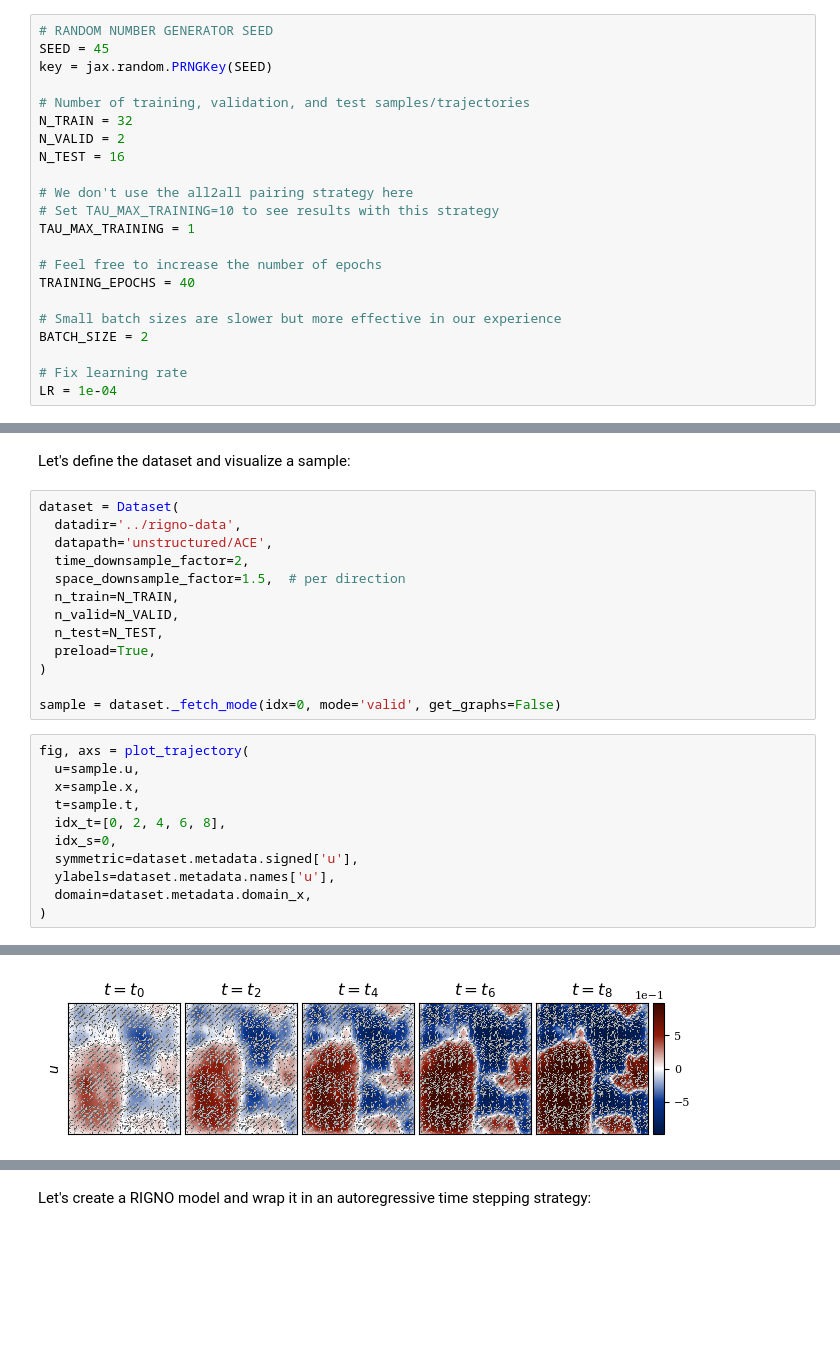
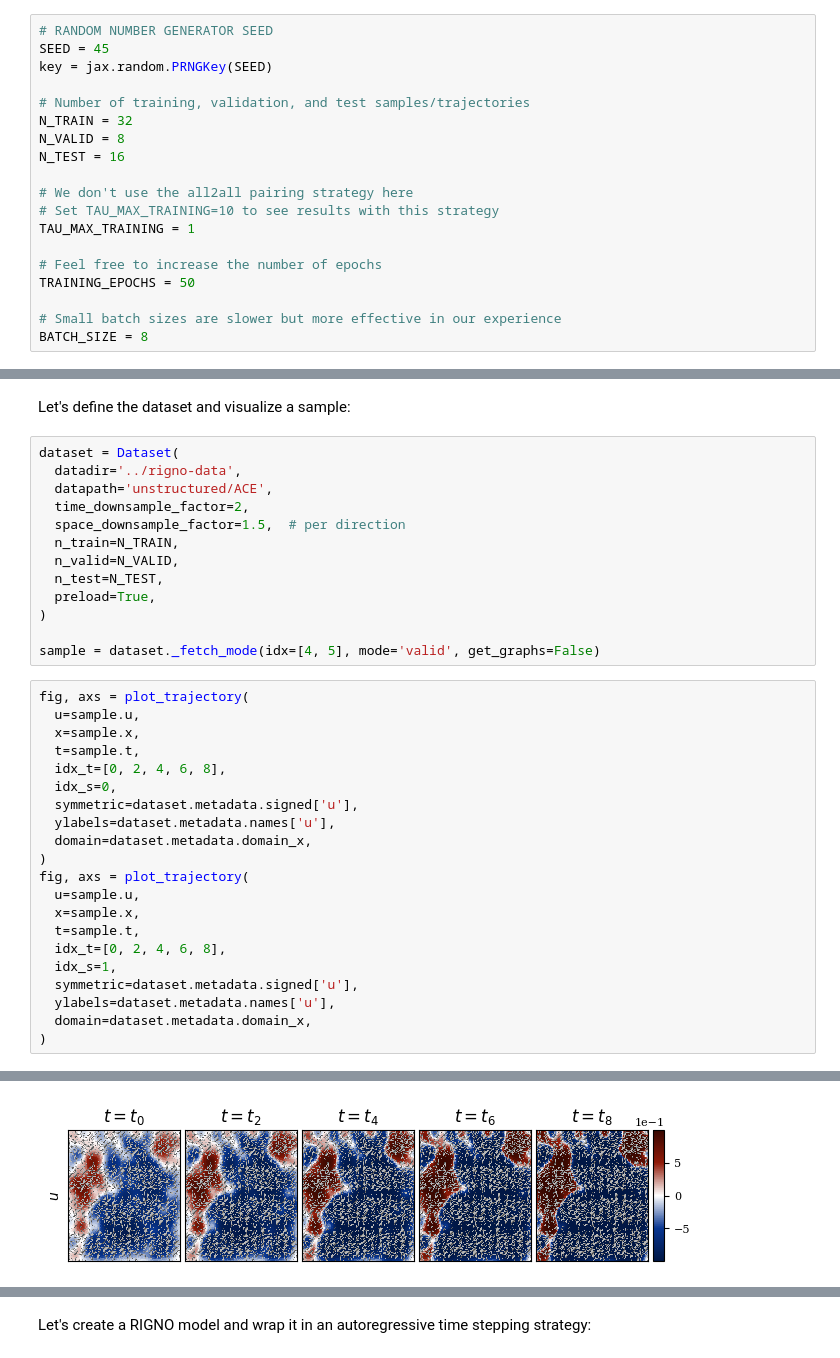
Before and after one commit to camlab-ethz/rigno, a Jupyter notebook: example.ipynb, the cells around one changed output, grey strips where cells are left out. Cells and saved outputs as stored; diff of their text form; blank space fills up the shorter version.

```diff
--- a/example.ipynb
+++ b/example.ipynb
@@ -30,7 +31,7 @@ key = jax.random.PRNGKey(SEED)
 
 # Number of training, validation, and test samples/trajectories
 N_TRAIN = 32
-N_VALID = 2
+N_VALID = 8
 N_TEST = 16
 
 # We don't use the all2all pairing strategy here
@@ -38,11 +39,8 @@ N_TEST = 16
 TAU_MAX_TRAINING = 1
 
 # Feel free to increase the number of epochs
-TRAINING_EPOCHS = 40
+TRAINING_EPOCHS = 50
 
 # Small batch sizes are slower but more effective in our experience
-BATCH_SIZE = 2
-
-# Fix learning rate
-LR = 1e-04
+BATCH_SIZE = 8
 # %% [markdown]
@@ -61,7 +59,7 @@ dataset = Dataset(
   preload=True,
 )
 
-sample = dataset._fetch_mode(idx=0, mode='valid', get_graphs=False)
+sample = dataset._fetch_mode(idx=[4, 5], mode='valid', get_graphs=False)
 # %%
 fig, axs = plot_trajectory(
   u=sample.u,
@@ -73,4 +71,14 @@ fig, axs = plot_trajectory(
   ylabels=dataset.metadata.names['u'],
   domain=dataset.metadata.domain_x,
 )
+fig, axs = plot_trajectory(
+  u=sample.u,
+  x=sample.x,
+  t=sample.t,
+  idx_t=[0, 2, 4, 6, 8],
+  idx_s=1,
+  symmetric=dataset.metadata.signed['u'],
+  ylabels=dataset.metadata.names['u'],
+  domain=dataset.metadata.domain_x,
+)
 # %% [output]
@@ -78 +87 @@ fig, axs = plot_trajectory(
-[figure, old version]
+[figure, new version]
```
Also changed, not shown: parts of 13 cells of this notebook.
